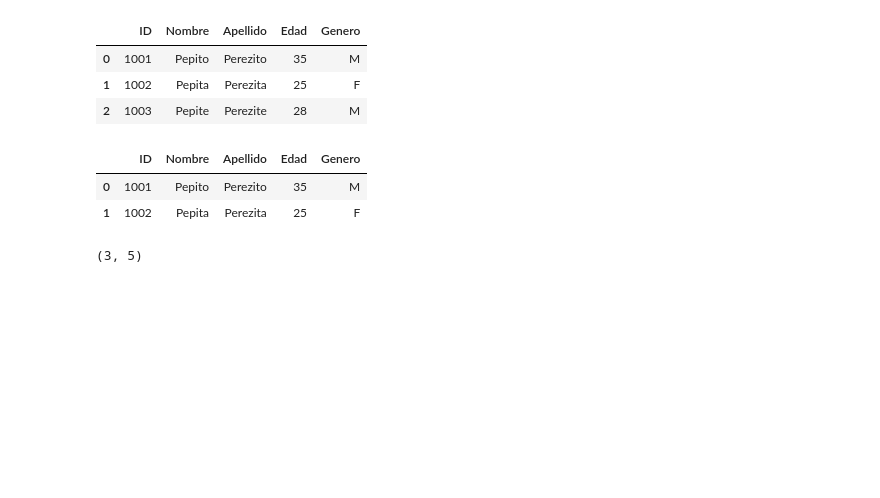
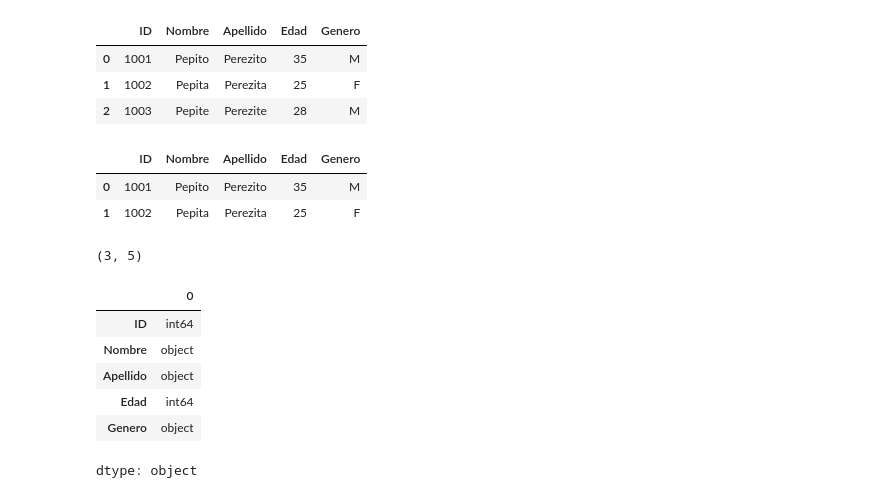
Before and after one commit to dmhenaopa/EDCO, a Jupyter notebook: Semana2/Sesion3.ipynb, the cells around one changed output. Saved outputs shown, nothing was run; the diff lists cells and outputs as text; code cells hidden in the pictures; blank space fills up the shorter version.

```diff
--- a/Semana2/Sesion3.ipynb
+++ b/Semana2/Sesion3.ipynb
@@ -121,3 +123,20 @@ df.head(2)
 df.shape # Esto da un (3, 5) - 3 entradas, 5 columnas - Dimension de la matriz o tamaño
 # %% [output]
 (3, 5)
+# %%
+# Como consultar el nombre de las columnas
+df.keys()
+
+# o
+df.columns
+
+# Consultar los tipos
+df.dtypes
+# %% [output]
+|  | 0 |
+| ID | int64 |
+| Nombre | object |
+| Apellido | object |
+| Edad | int64 |
+| Genero | object |
+dtype: object
```
Also changed, not shown: parts of 13 cells of this notebook.
